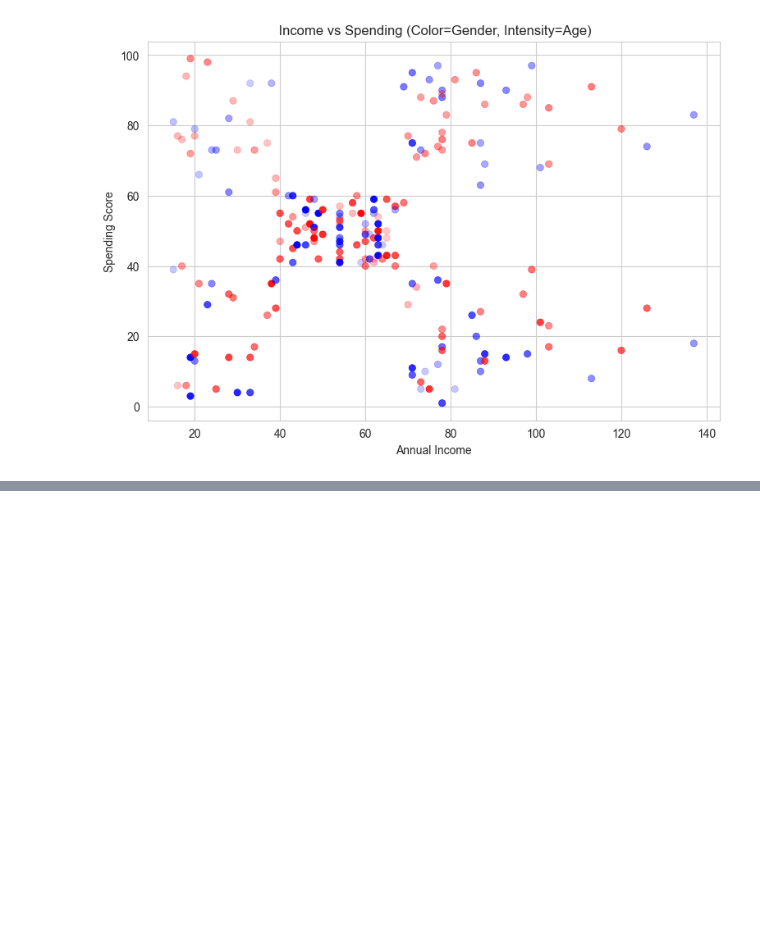
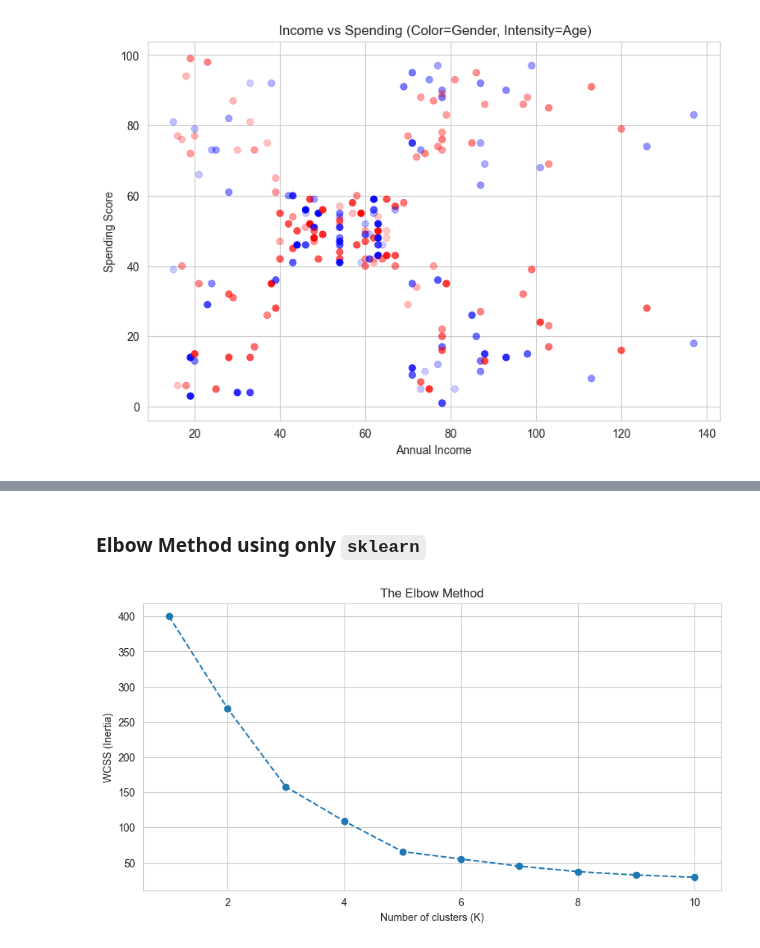
Before and after one commit to emschutt/Applied-Data-Science-Classes, a Jupyter notebook: Machine Learning/Homework_3.ipynb, the cells around one changed output, grey strips where cells are left out. Saved outputs shown, nothing was run; the diff lists cells and outputs as text; code cells hidden in the pictures; blank space fills up the shorter version.

```diff
--- a/Machine Learning/Homework_3.ipynb
+++ b/Machine Learning/Homework_3.ipynb
@@ -112,0 +140,19 @@ plt.show()
+# %% [markdown]
+### Elbow Method using only `sklearn`
+# %%
+wcss_sk = []
+k_range = range(1,11)
+
+for k in k_range:
+    km_sk = KMeans(n_clusters=k, init='k-means++', n_init=10, max_iter=300, random_state=0)
+    km_sk.fit(X_scaled)
+    wcss_sk.append(km_sk.inertia_)
+
+plt.figure(figsize=(10, 5))
+plt.plot(k_range, wcss_sk, marker='o', linestyle='--')
+plt.title('The Elbow Method')
+plt.xlabel('Number of clusters (K)')
+plt.ylabel('WCSS (Inertia)')
+plt.show()
+# %% [output]
+[figure, added]
```
Also changed, not shown: parts of 7 cells of this notebook.
